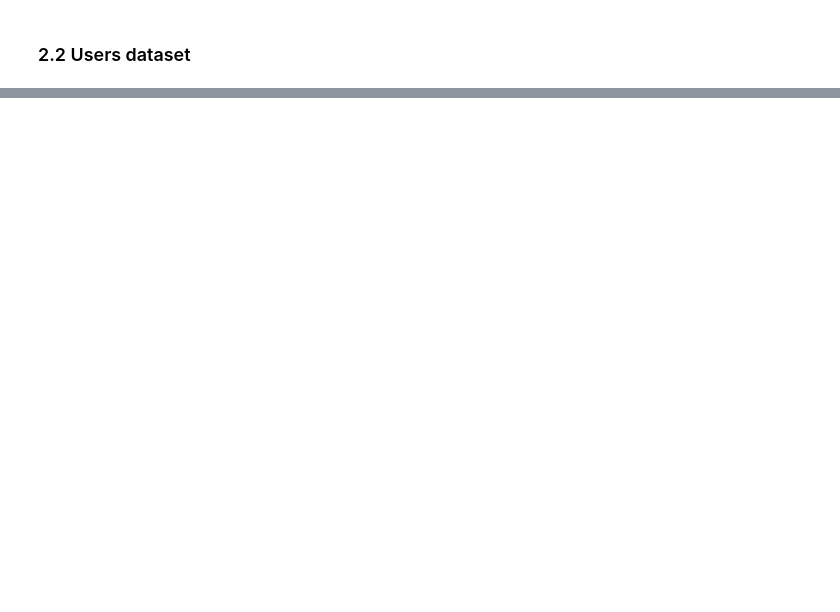
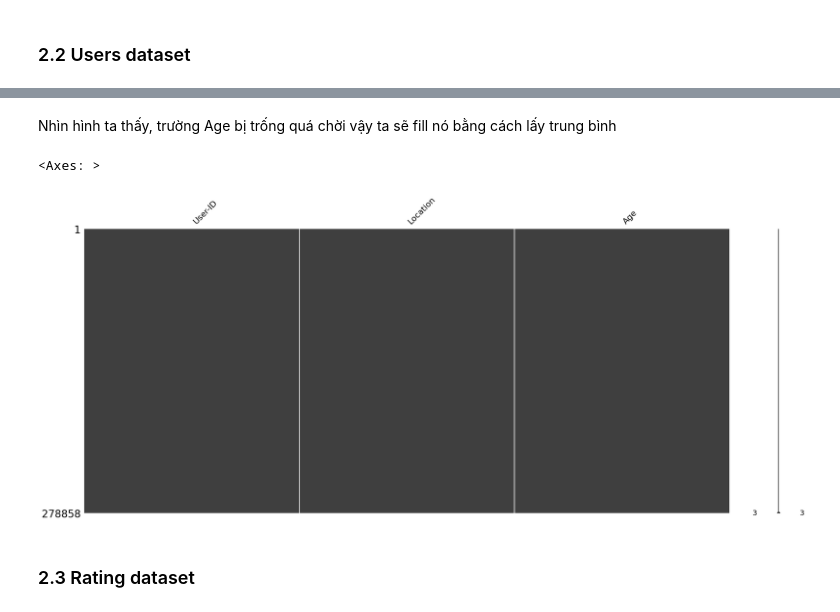
Before and after one commit to kieubaduong/Machine-Learning-self-study, a Jupyter notebook: books_recommendation/content_based_knn.ipynb, the cells around one changed output, grey strips where cells are left out. Cells and saved outputs as stored; diff of their text form; code cells hidden in the pictures; blank space fills up the shorter version.

```diff
--- a/books_recommendation/content_based_knn.ipynb
+++ b/books_recommendation/content_based_knn.ipynb
@@ -143,0 +191,19 @@ Index: []
+# %% [markdown]
+Nhìn hình ta thấy, trường Age bị trống quá chời vậy ta sẽ fill nó bằng cách lấy trung bình
+# %%
+# Tính giá trị trung bình của trường Age
+age_mean = df_Users['Age'].mean()
+
+# Làm tròn dưới giá trị trung bình
+age_mean = math.floor(age_mean)
+
+# Điền giá trị trung bình hoặc median vào những giá trị trống
+df_Users['Age'].fillna(age_mean, inplace=True)
+
+# In ra kết quả
+msno.matrix(df_Users)
+# %% [output]
+<Axes: >
+[figure, added]
+# %% [markdown]
+### 2.3 Rating dataset
```
Also changed, not shown: parts of 9 cells of this notebook.
